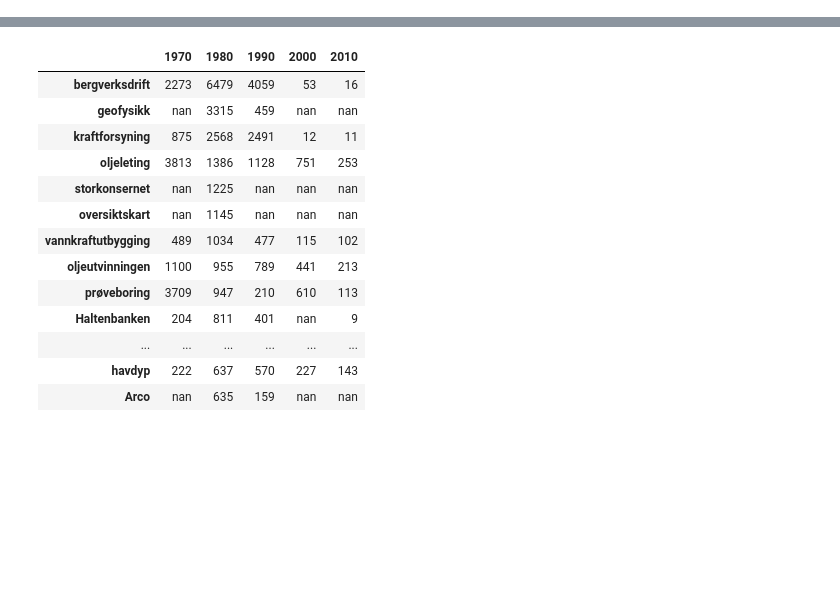
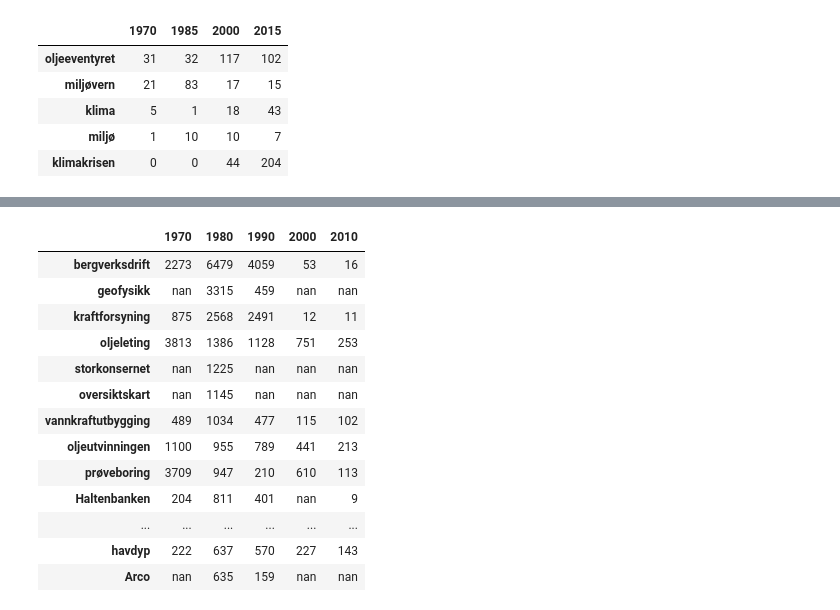
Before and after one commit to Yoonsen/Serie112, a Jupyter notebook: fredag20okt.ipynb, the cells around one changed output, grey strips where cells are left out. Saved outputs shown, nothing was run; the diff lists cells and outputs as text; code cells hidden in the pictures; blank space fills up the shorter version.

```diff
--- a/fredag20okt.ipynb
+++ b/fredag20okt.ipynb
@@ -45,0 +78,9 @@ a.loc[[x for x in "oljeeventyret Nordsjøen klima klimakrisen klimakrise miljø
+# %%
+b.loc[[x for x in "oljeeventyret klima klimakrisen miljø miljøvern".split() if x in a.index]].fillna(0).sort_values(by=a.columns[0], ascending=False).head(20).style.format(precision=0).background_gradient(axis = 1)
+# %% [output]
+|  | 1970 | 1985 | 2000 | 2015 |
+| oljeeventyret | 31 | 32 | 117 | 102 |
+| miljøvern | 21 | 83 | 17 | 15 |
+| klima | 5 | 1 | 18 | 43 |
+| miljø | 1 | 10 | 10 | 7 |
+| klimakrisen | 0 | 0 | 44 | 204 |
```
Also changed, not shown: parts of 7 cells of this notebook, 1 other file.
